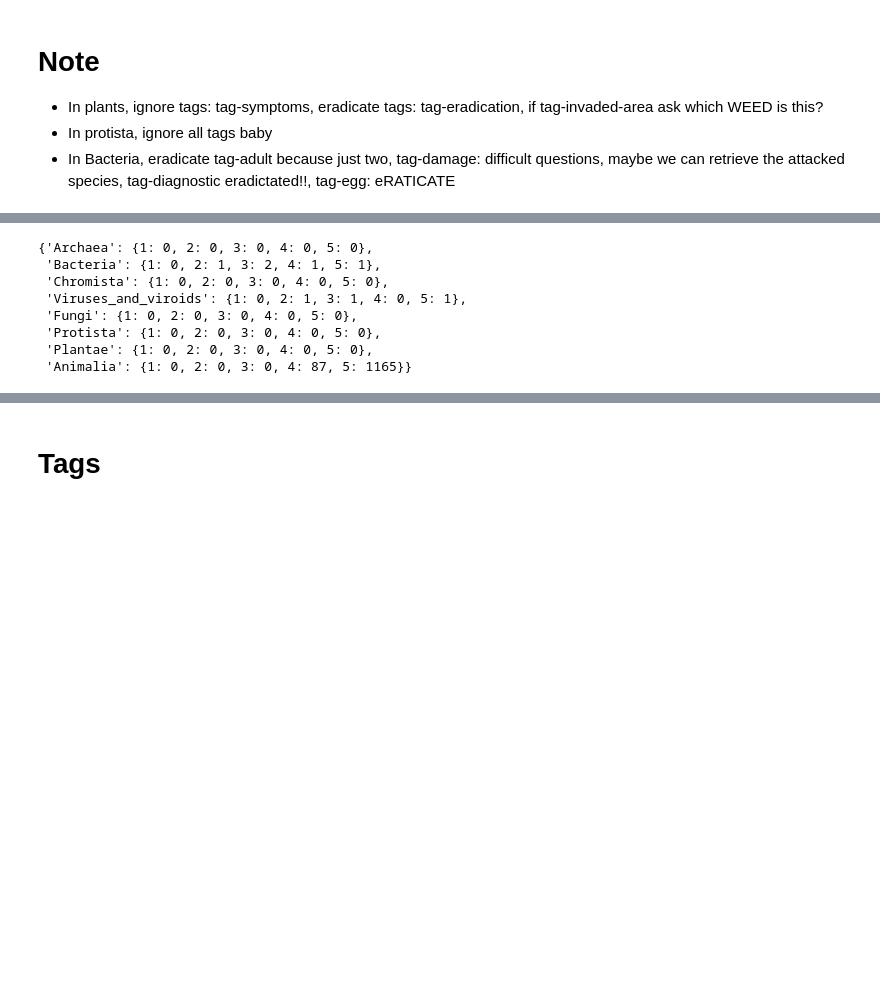
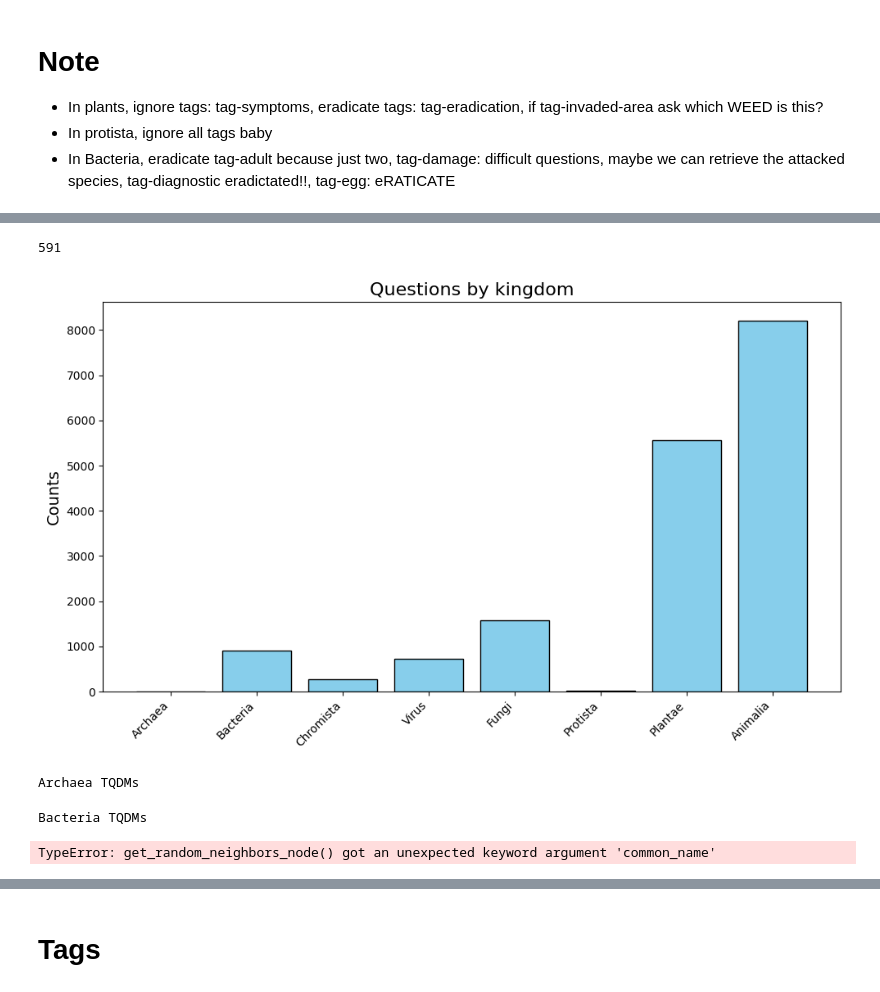
Before and after one commit to deepplants/AgriBench, a Jupyter notebook: identification.ipynb, the cells around one changed output, grey strips where cells are left out. Cells and saved outputs as stored; diff of their text form; code cells hidden in the pictures; blank space fills up the shorter version.

Commit message:
identification update

```diff
--- a/identification.ipynb
+++ b/identification.ipynb
@@ -462,0 +712,24 @@ Animalia :  0
+# %%
+errors={}
+questions={}
+c = 0
+
+for kingdom in kingdoms:
+    r = 0
+    tot=0
+    errors[kingdom]={}
+    questions[kingdom]={}
+    print(kingdom,'TQDMs')
+    difficulty=5
+    errors[kingdom][difficulty] = 0
+    questions[kingdom] = []
+    for image in tqdm(EPPO_images[kingdom]):
+        templates=image.get_templates()
+        for template in templates:
+            q_temp = IdentificationQuestion(template)
+            language=''
+            if 'common_name' in templates:
+                language=list(image.common_names.keys())[0]
+            quest = get_question(image,q_temp, difficulty=difficulty, language=language)
+            if quest:
+                questions[kingdom].append(quest)
@@ -462,0 +742,8 @@ Animalia :  0
+# %%
+len(questions['Bacteria'])
+# %% [output]
+591
+# %%
+plot_histogram({k if k != 'Viruses_and_viroids' else 'Virus': len(v) for k, v in questions.items()}, 'Questions by kingdom')
+# %% [output]
+[figure, added]
@@ -463,27 +756,25 @@ Animalia :  0
 # %%
 errors={}
+questions={}
 c = 0
+
 for kingdom in kingdoms:
+    r = 0
+    tot=0
     errors[kingdom]={}
+    questions[kingdom]={}
+    print(kingdom,'TQDMs')
     for difficulty in range(1,6):
         errors[kingdom][difficulty]=0
-        for image in EPPO_images[kingdom]:
-            if image.valid_growth_stage():
-                q_temp = IdentificationQuestion('common_name')
-                quest = image.get_question(q_temp, difficulty, language='english')
-                if quest is None:
-                    errors[kingdom][difficulty] += 1
-                    #c += 1
-                    #print(c)#, image)
-                #questions.append(quest)
+        questions[kingdom][difficulty]=[]
+        for image in tqdm(EPPO_images[kingdom]):
+            templates=image.get_templates()
+            for template in templates:
+                if template=='genus_name':
+                    q_temp = IdentificationQuestion('genus_name')
+                    quest = image.get_question(q_temp, difficulty,image=image)#, language='english')
+                    questions[kingdom][difficulty].append(quest)
+# %% [output]
+Archaea TQDMs
+Bacteria TQDMs
+TypeError: get_random_neighbors_node() got an unexpected keyword argument 'common_name'
-# %%
-errors
-# %% [output]
-{'Archaea': {1: 0, 2: 0, 3: 0, 4: 0, 5: 0},
- 'Bacteria': {1: 0, 2: 1, 3: 2, 4: 1, 5: 1},
- 'Chromista': {1: 0, 2: 0, 3: 0, 4: 0, 5: 0},
- 'Viruses_and_viroids': {1: 0, 2: 1, 3: 1, 4: 0, 5: 1},
- 'Fungi': {1: 0, 2: 0, 3: 0, 4: 0, 5: 0},
- 'Protista': {1: 0, 2: 0, 3: 0, 4: 0, 5: 0},
- 'Plantae': {1: 0, 2: 0, 3: 0, 4: 0, 5: 0},
- 'Animalia': {1: 0, 2: 0, 3: 0, 4: 87, 5: 1165}}
```
Also changed, not shown: parts of 31 cells of this notebook.
